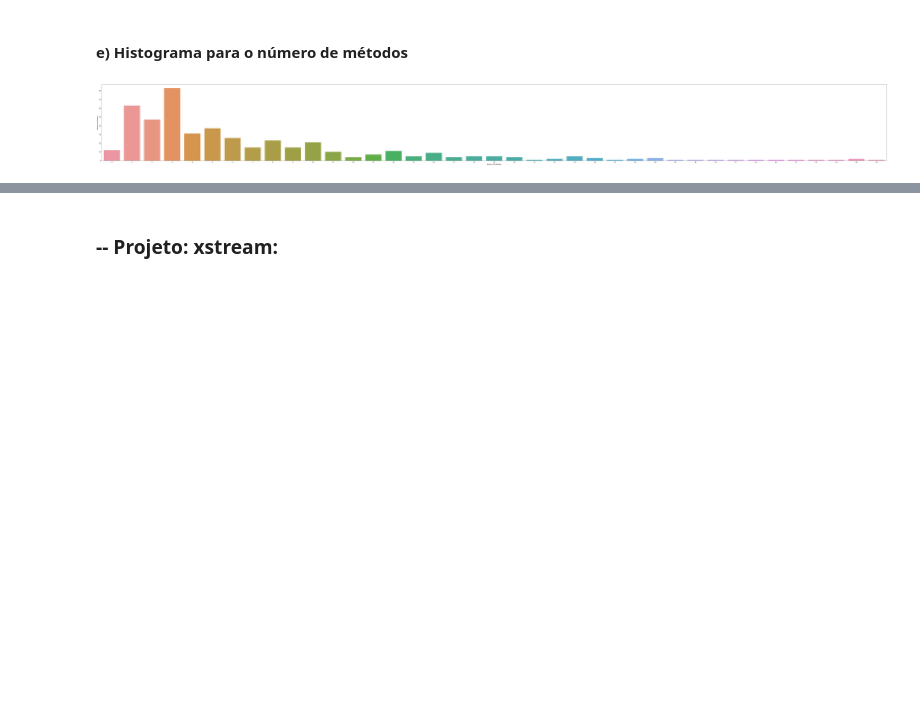
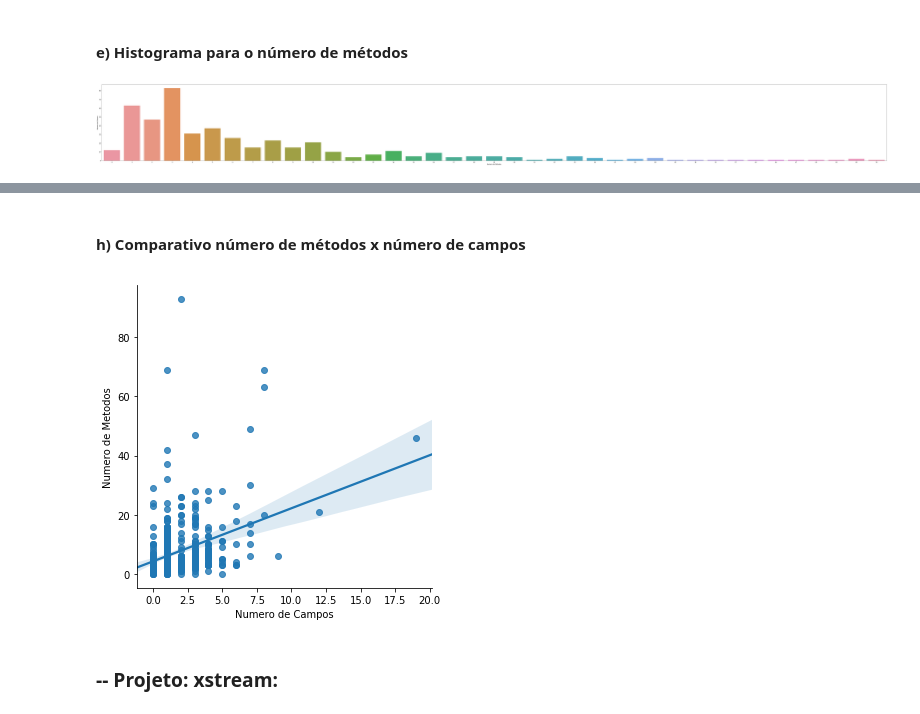
Before and after one commit to brunolmourao/mes-code-smells, a Jupyter notebook: LongLarge/LongLargeJupyter/CSDataAnalysis.ipynb, the cells around one changed output, grey strips where cells are left out. Drawn from its saved outputs; the diff is of its cells as text; code cells hidden in the pictures; blank space fills up the shorter version.

```diff
--- a/LongLarge/LongLargeJupyter/CSDataAnalysis.ipynb
+++ b/LongLarge/LongLargeJupyter/CSDataAnalysis.ipynb
@@ -90,3 +110,13 @@ plt.show()
+# %% [markdown]
+#### h) Comparativo número de métodos x número de campos
+# %%
+sns.lmplot(x = "fields_num", y = "methods_num", data = comLC)
+plt.ylabel('Numero de Metodos')
+plt.xlabel('Numero de Campos')
+
+plt.show()
+# %% [output]
+[figure, added]
 # %% [markdown]
 ### -- Projeto: xstream:
 # %% [markdown]
```
Also changed, not shown: parts of 10 cells of this notebook.
